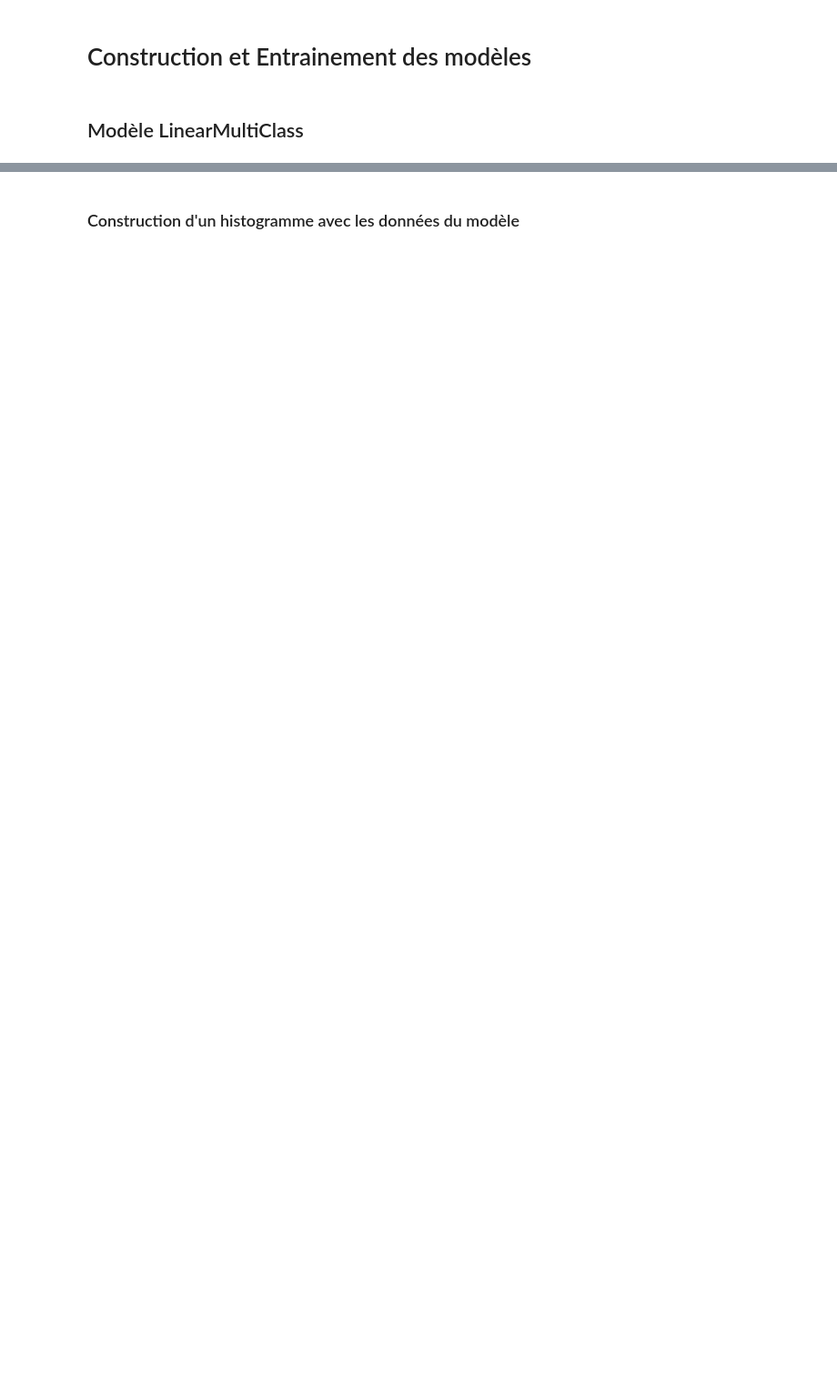
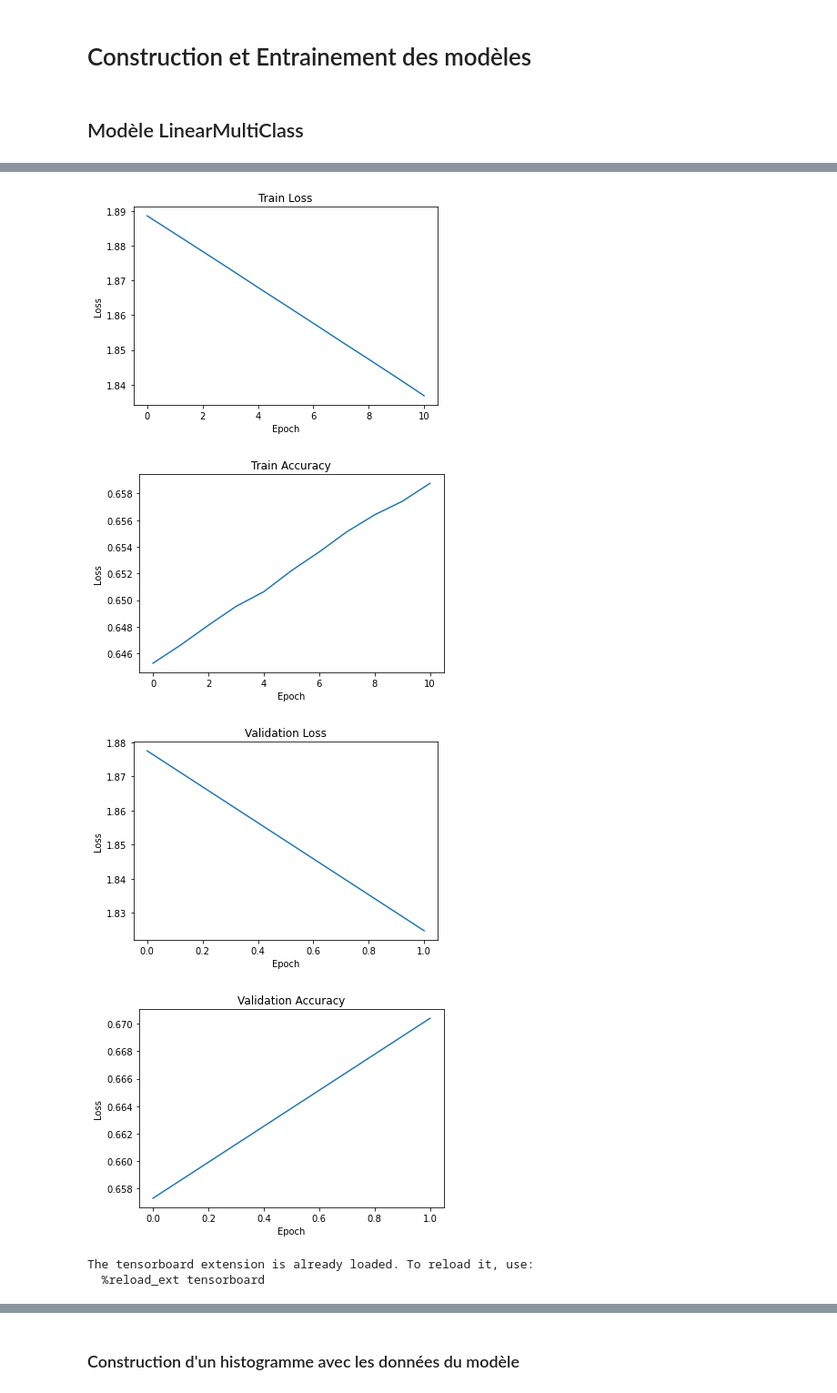
Before and after one commit to TBoubacar/ProjetApprentissageApprofondi, a Jupyter notebook: TP3-TOURE-Boubacar-M2.ipynb, the cells around one changed output, grey strips where cells are left out. Shown at 91% size. Cells and saved outputs as stored; diff of their text form; code cells hidden in the pictures; blank space fills up the shorter version.

```diff
--- a/TP3-TOURE-Boubacar-M2.ipynb
+++ b/TP3-TOURE-Boubacar-M2.ipynb
@@ -482 +557,10 @@ Reusing TensorBoard on port 6008 (pid 3895), started 0:23:59 ago. (Use '!kill 38
 [interactive output not drawn]
+# %%
+# Définir le modèle, la fonction de coût, et l'optimiseur
+model = LinearMultiClass(in_size=784, out_size=10, hidden_layers=[256, 128], activation=nn.Tanh())
+loss_fn = nn.CrossEntropyLoss()
+optimizer = torch.optim.SGD(params=model.parameters(),lr=1e-5)
+
+# Entraîner le modèle
+model1ExecutionTimeTanhSGD, model1ComplexityTanhSGD, model1ValidationLossTanhSGD, model1AccuracyTanhSGD = train(model, train_loader, validation_loader, loss_fn, optimizer, epochs=100, typeTrain="Tanh-SGD")
+# %% [output]
@@ -482,0 +578,6 @@ Reusing TensorBoard on port 6008 (pid 3895), started 0:23:59 ago. (Use '!kill 38
+[figure, added]
+[figure, added]
+[figure, added]
+[figure, added]
+The tensorboard extension is already loaded. To reload it, use:
+  %reload_ext tensorboard
```
Also changed, not shown: parts of 42 cells of this notebook.
